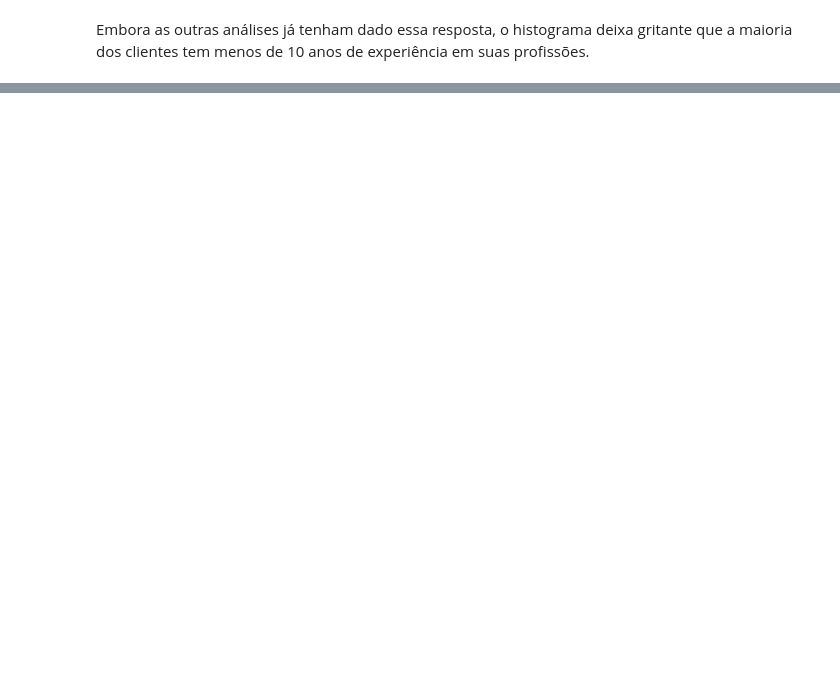
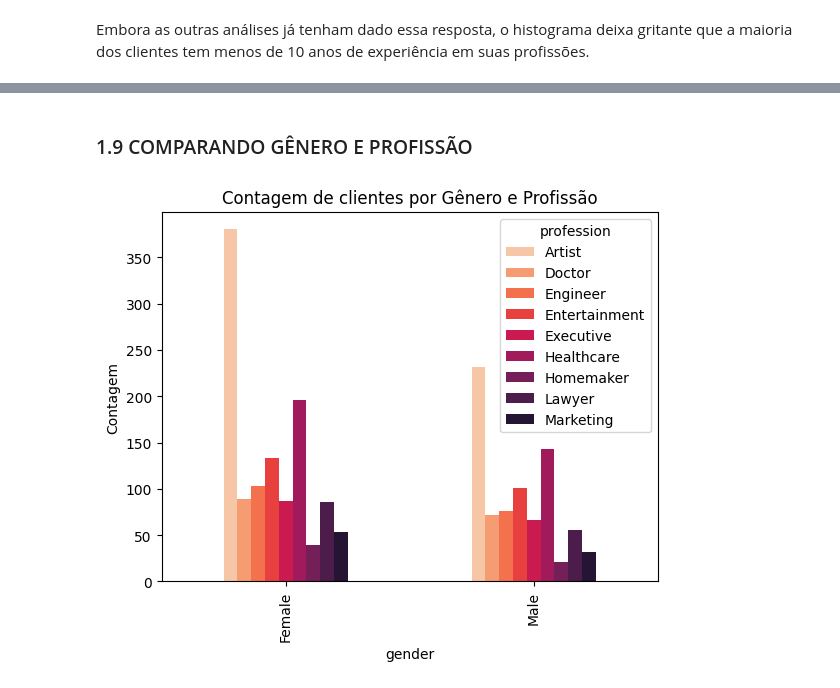
Before and after one commit to IHASCIONAL/EDA_e_segmentacao_de_publico, a Jupyter notebook: EDA.ipynb, the cells around one changed output, grey strips where cells are left out. Drawn from its saved outputs; the diff is of its cells as text; code cells hidden in the pictures; blank space fills up the shorter version.

Commit message:
Análises por gênero e profissão

```diff
--- a/EDA.ipynb
+++ b/EDA.ipynb
@@ -282,0 +369,17 @@ Embora as outras análises já tenham dado essa resposta, o histograma deixa gri
+# %% [markdown]
+### 1.9 COMPARANDO GÊNERO E PROFISSÃO
+# %%
+cross_tab = pd.crosstab(df['gender'], df['profession'])
+
+import seaborn as sns
+
+# Escolhendo uma paleta de cores do Seaborn
+palette = sns.color_palette("rocket_r", len(cross_tab.columns))
+
+# Gráfico de barras com a paleta do Seaborn
+cross_tab.plot(kind='bar', stacked=False, color=palette)
+plt.title("Contagem de clientes por Gênero e Profissão")
+plt.ylabel("Contagem")
+plt.show()
+# %% [output]
+[figure, added]
```
Also changed, not shown: parts of 15 cells of this notebook, 3 other files.
